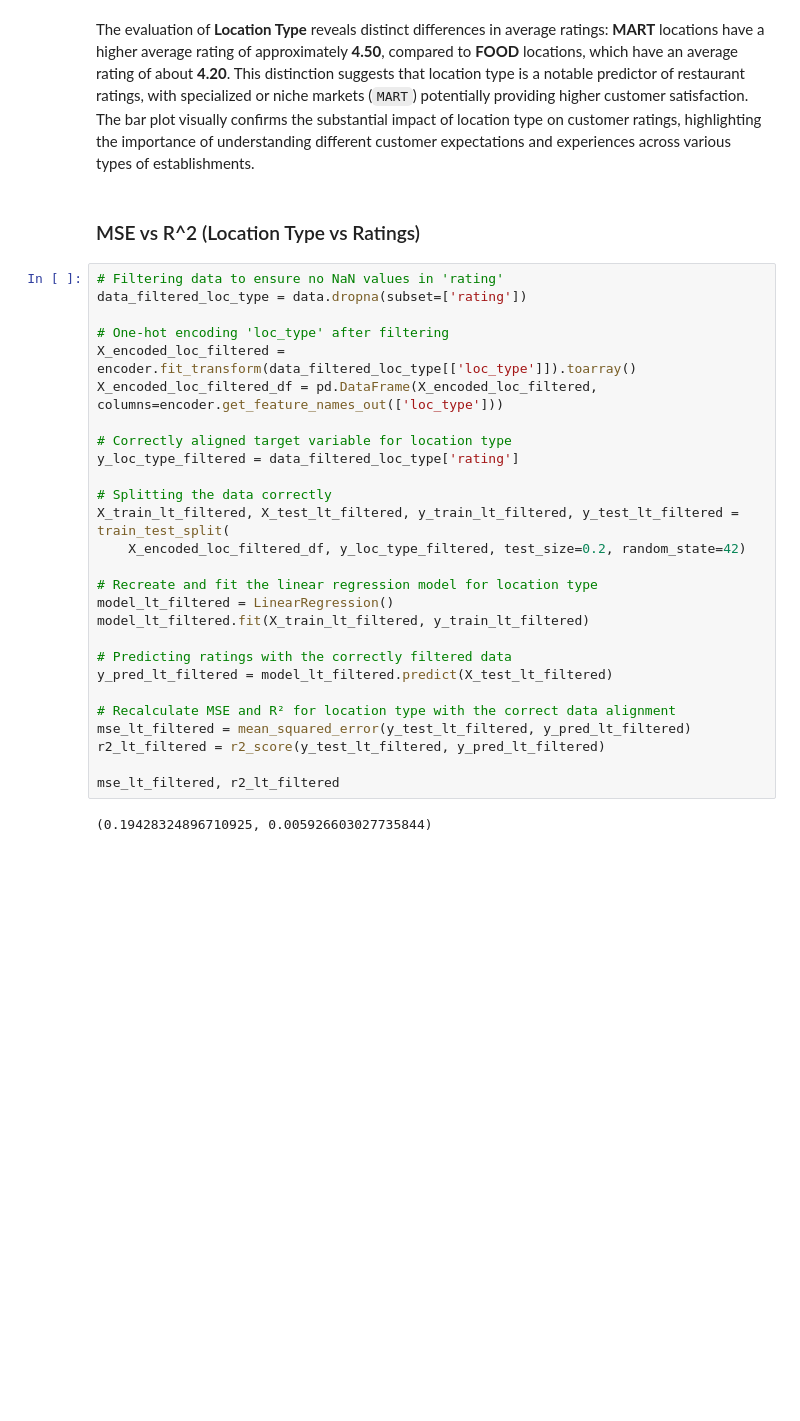
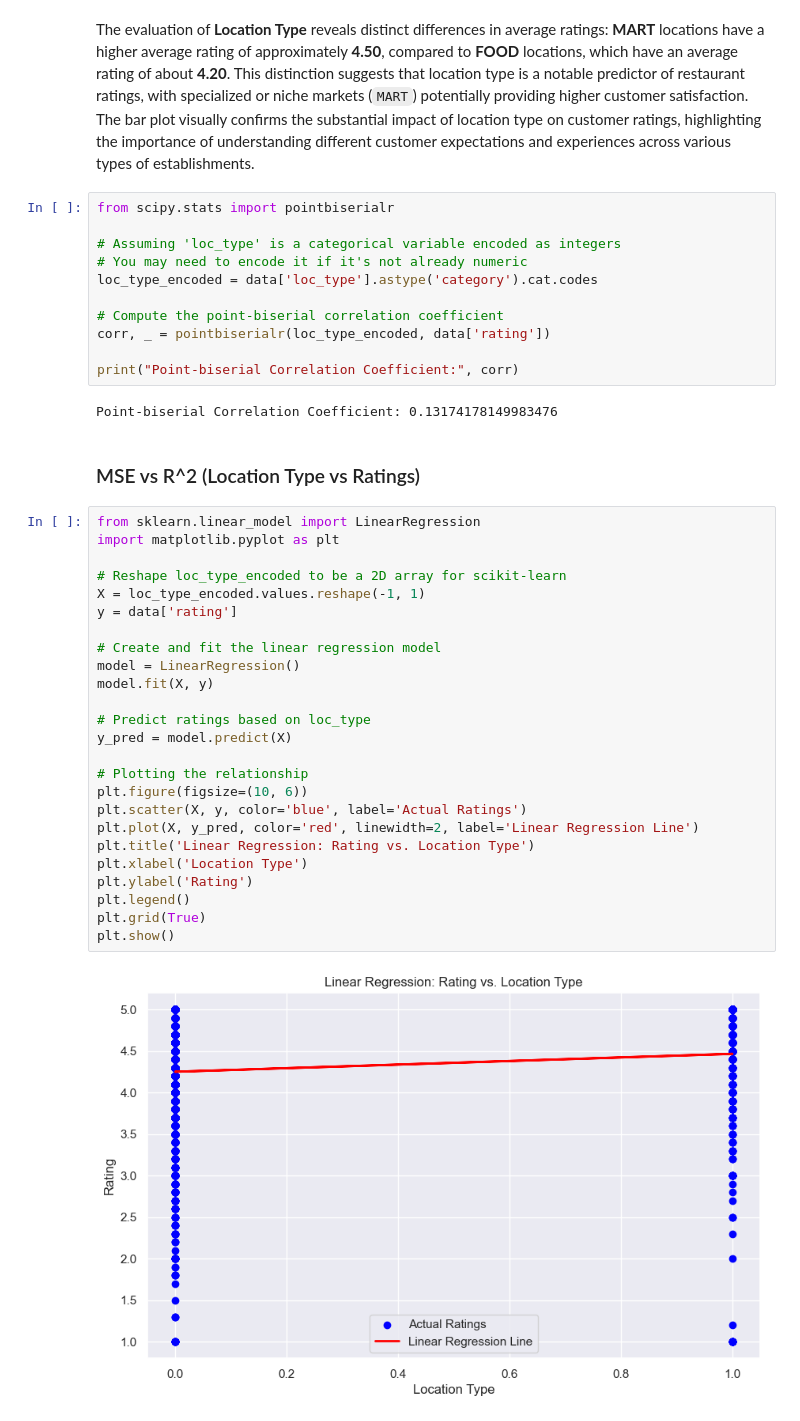
Before and after one commit to KCCHONG1997/ntu-grabsg-datasci-miniproject, a Jupyter notebook: Correlation Analysis.ipynb, the cells around one changed output. Cells and saved outputs as stored; diff of their text form; blank space fills up the shorter version.

```diff
--- a/Correlation Analysis.ipynb
+++ b/Correlation Analysis.ipynb
@@ -495,34 +515,45 @@ Name: rating, dtype: float64
 [figure]
 # %% [markdown]
 The evaluation of **Location Type** reveals distinct differences in average ratings: **MART** locations have a higher average rating of approximately **4.50**, compared to **FOOD** locations, which have an average rating of about **4.20**. This distinction suggests that location type is a notable predictor of restaurant ratings, with specialized or niche markets (`MART`) potentially providing higher customer satisfaction. The bar plot visually confirms the substantial impact of location type on customer ratings, highlighting the importance of understanding different customer expectations and experiences across various types of establishments.
+# %%
+from scipy.stats import pointbiserialr
+
+# Assuming 'loc_type' is a categorical variable encoded as integers
+# You may need to encode it if it's not already numeric
+loc_type_encoded = data['loc_type'].astype('category').cat.codes
+
+# Compute the point-biserial correlation coefficient
+corr, _ = pointbiserialr(loc_type_encoded, data['rating'])
+
+print("Point-biserial Correlation Coefficient:", corr)
+# %% [output]
+Point-biserial Correlation Coefficient: 0.13174178149983476
 # %% [markdown]
 ### MSE vs R^2 (Location Type vs Ratings)
 # %%
-# Filtering data to ensure no NaN values in 'rating'
-data_filtered_loc_type = data.dropna(subset=['rating'])
+from sklearn.linear_model import LinearRegression
+import matplotlib.pyplot as plt
 
-# One-hot encoding 'loc_type' after filtering
-X_encoded_loc_filtered = encoder.fit_transform(data_filtered_loc_type[['loc_type']]).toarray()
-X_encoded_loc_filtered_df = pd.DataFrame(X_encoded_loc_filtered, columns=encoder.get_feature_names_out(['loc_type']))
+# Reshape loc_type_encoded to be a 2D array for scikit-learn
+X = loc_type_encoded.values.reshape(-1, 1)
+y = data['rating']
 
-# Correctly aligned target variable for location type
-y_loc_type_filtered = data_filtered_loc_type['rating']
+# Create and fit the linear regression model
+model = LinearRegression()
+model.fit(X, y)
 
-# Splitting the data correctly
-X_train_lt_filtered, X_test_lt_filtered, y_train_lt_filtered, y_test_lt_filtered = train_test_split(
-    X_encoded_loc_filtered_df, y_loc_type_filtered, test_size=0.2, random_state=42)
+# Predict ratings based on loc_type
+y_pred = model.predict(X)
 
-# Recreate and fit the linear regression model for location type
-model_lt_filtered = LinearRegression()
-model_lt_filtered.fit(X_train_lt_filtered, y_train_lt_filtered)
-
-# Predicting ratings with the correctly filtered data
-y_pred_lt_filtered = model_lt_filtered.predict(X_test_lt_filtered)
-
-# Recalculate MSE and R² for location type with the correct data alignment
-mse_lt_filtered = mean_squared_error(y_test_lt_filtered, y_pred_lt_filtered)
-r2_lt_filtered = r2_score(y_test_lt_filtered, y_pred_lt_filtered)
-
-mse_lt_filtered, r2_lt_filtered
+# Plotting the relationship
+plt.figure(figsize=(10, 6))
+plt.scatter(X, y, color='blue', label='Actual Ratings')
+plt.plot(X, y_pred, color='red', linewidth=2, label='Linear Regression Line')
+plt.title('Linear Regression: Rating vs. Location Type')
+plt.xlabel('Location Type')
+plt.ylabel('Rating')
+plt.legend()
+plt.grid(True)
+plt.show()
 # %% [output]
-(0.19428324896710925, 0.005926603027735844)
+[figure, added]
```
Also changed, not shown: parts of 17 cells of this notebook.
